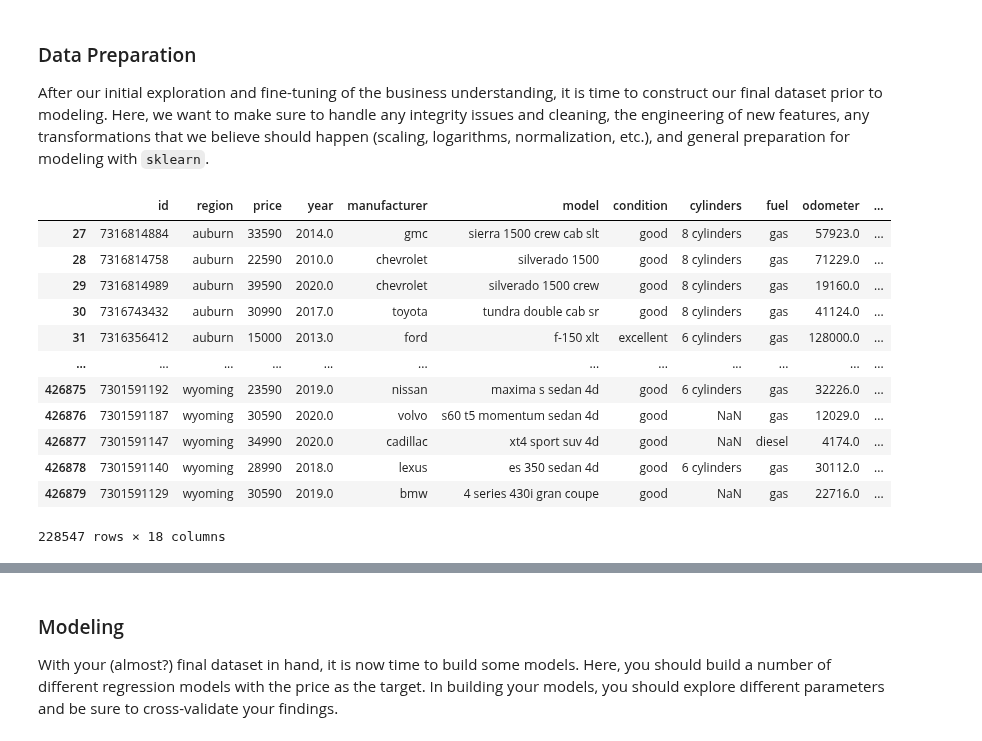
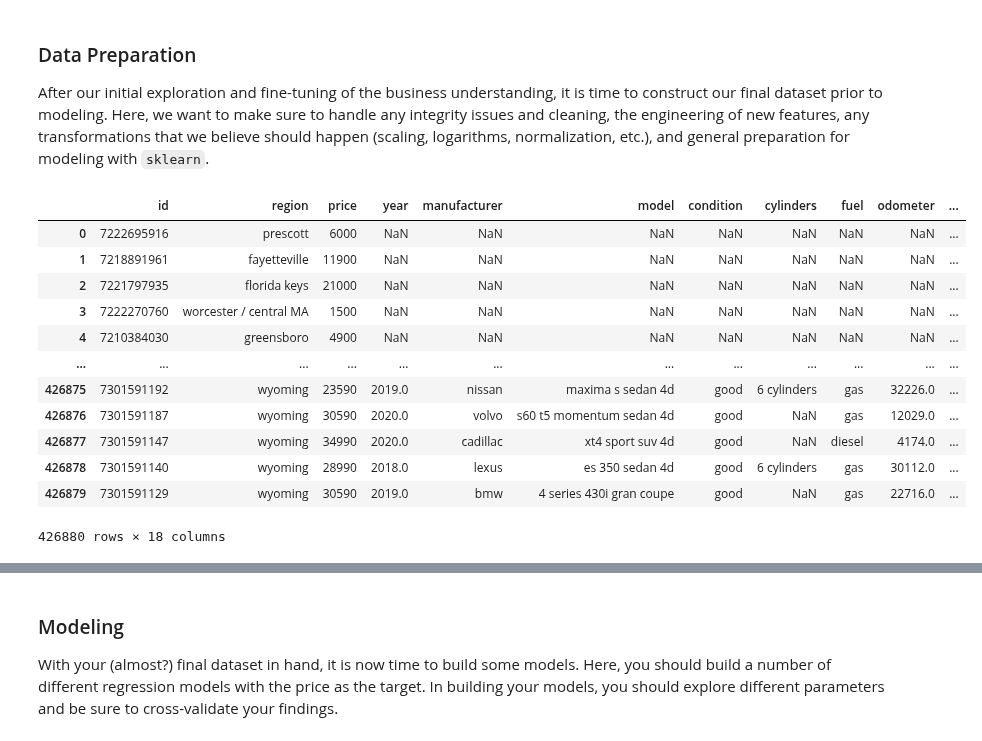
Before and after one commit to dslapelis/ML-AI-11.1, a Jupyter notebook: prompt_II.ipynb, the cells around one changed output, grey strips where cells are left out. Drawn from its saved outputs; the diff is of its cells as text; code cells hidden in the pictures.

```diff
--- a/prompt_II.ipynb
+++ b/prompt_II.ipynb
@@ -144,23 +155,30 @@ null_values
 After our initial exploration and fine-tuning of the business understanding, it is time to construct our final dataset prior to modeling.  Here, we want to make sure to handle any integrity issues and cleaning, the engineering of new features, any transformations that we believe should happen (scaling, logarithms, normalization, etc.), and general preparation for modeling with `sklearn`.
 # %%
 # Clean it up
-data = data.drop(null_values.index)
+data1 = copy.deepcopy(data)
+data1.drop(null_values.index, inplace=True)
+# %%
+old_year_values = data1[data1["year"] < 2000]["year"]
+data1.drop(old_year_values.index, inplace=True)
+# %%
+high_mileage_values = data1[data1["odometer"] > 150000]["odometer"]
+data1.drop(high_mileage_values.index, inplace=True)
 # %%
-zero_price_values = data[data["price"] <= 0]["price"]
-data = data.drop(zero_price_values.index)
+zero_price_values = data1[data1["price"] <= 5000]["price"]
+data1.drop(zero_price_values.index, inplace=True)
 data
 # %% [output]
 |  | id | region | price | year | manufacturer | model | condition | cylinders | fuel | odometer | ... |
-| 27 | 7316814884 | auburn | 33590 | 2014.0 | gmc | sierra 1500 crew cab slt | good | 8 cylinders | gas | 57923.0 | ... |
-| 28 | 7316814758 | auburn | 22590 | 2010.0 | chevrolet | silverado 1500 | good | 8 cylinders | gas | 71229.0 | ... |
-| 29 | 7316814989 | auburn | 39590 | 2020.0 | chevrolet | silverado 1500 crew | good | 8 cylinders | gas | 19160.0 | ... |
-| 30 | 7316743432 | auburn | 30990 | 2017.0 | toyota | tundra double cab sr | good | 8 cylinders | gas | 41124.0 | ... |
-| 31 | 7316356412 | auburn | 15000 | 2013.0 | ford | f-150 xlt | excellent | 6 cylinders | gas | 128000.0 | ... |
+| 0 | 7222695916 | prescott | 6000 | NaN | NaN | NaN | NaN | NaN | NaN | NaN | ... |
+| 1 | 7218891961 | fayetteville | 11900 | NaN | NaN | NaN | NaN | NaN | NaN | NaN | ... |
+| 2 | 7221797935 | florida keys | 21000 | NaN | NaN | NaN | NaN | NaN | NaN | NaN | ... |
+| 3 | 7222270760 | worcester / central MA | 1500 | NaN | NaN | NaN | NaN | NaN | NaN | NaN | ... |
+| 4 | 7210384030 | greensboro | 4900 | NaN | NaN | NaN | NaN | NaN | NaN | NaN | ... |
 | ... | ... | ... | ... | ... | ... | ... | ... | ... | ... | ... | ... |
 | 426875 | 7301591192 | wyoming | 23590 | 2019.0 | nissan | maxima s sedan 4d | good | 6 cylinders | gas | 32226.0 | ... |
 | 426876 | 7301591187 | wyoming | 30590 | 2020.0 | volvo | s60 t5 momentum sedan 4d | good | NaN | gas | 12029.0 | ... |
 | 426877 | 7301591147 | wyoming | 34990 | 2020.0 | cadillac | xt4 sport suv 4d | good | NaN | diesel | 4174.0 | ... |
 | 426878 | 7301591140 | wyoming | 28990 | 2018.0 | lexus | es 350 sedan 4d | good | 6 cylinders | gas | 30112.0 | ... |
 | 426879 | 7301591129 | wyoming | 30590 | 2019.0 | bmw | 4 series 430i gran coupe | good | NaN | gas | 22716.0 | ... |
-228547 rows × 18 columns
+426880 rows × 18 columns
 # %%
```
Also changed, not shown: parts of 22 cells of this notebook.
